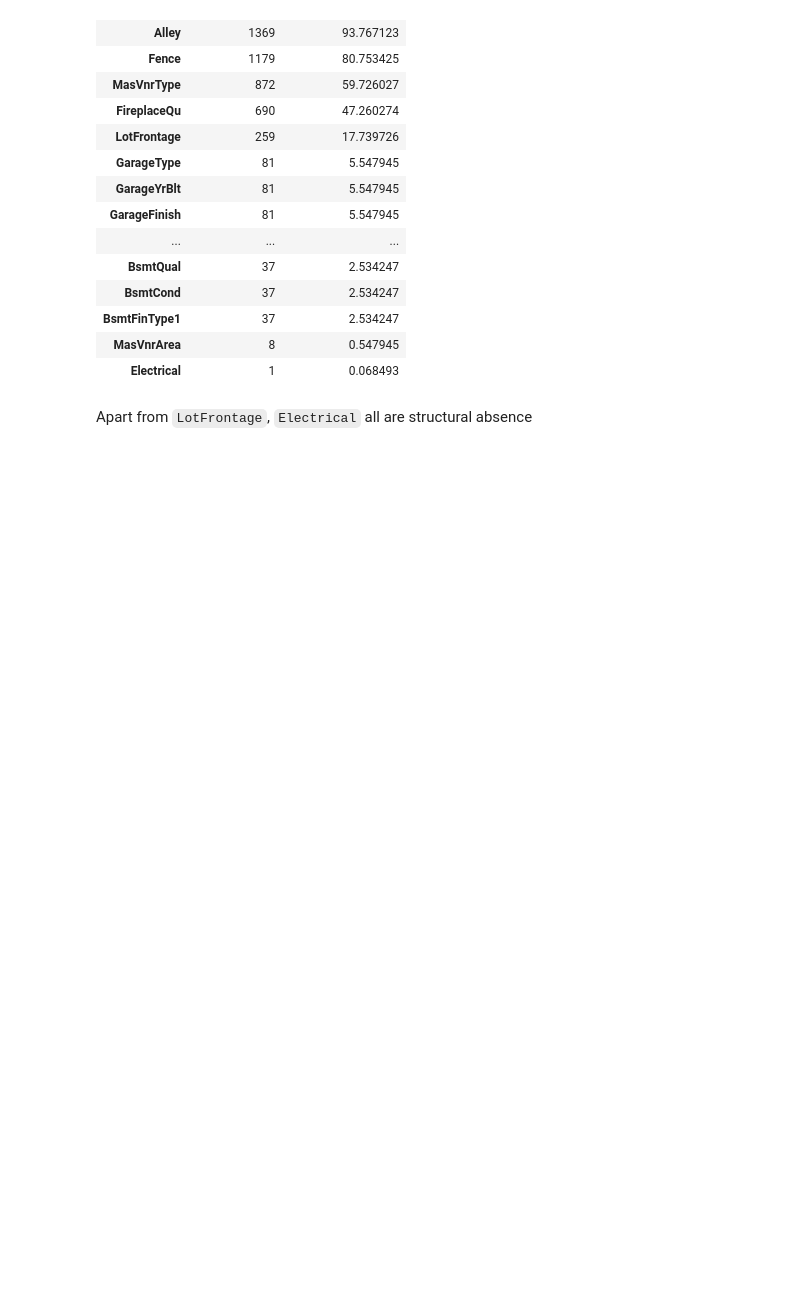
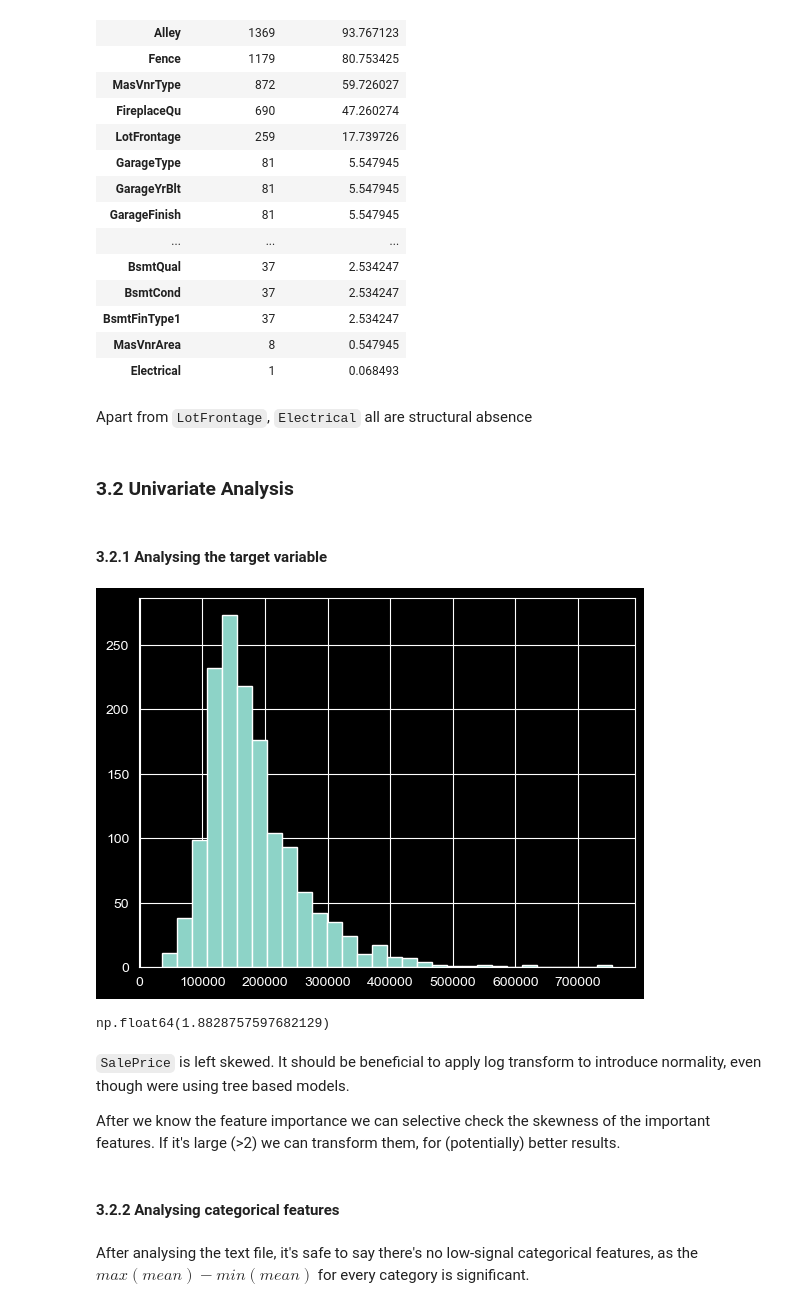
Before and after one commit to DebDev25/House-Prices-Advanced-Regressor, a Jupyter notebook: House_Price_Prediction.ipynb, the cells around one changed output. Drawn from its saved outputs; the diff is of its cells as text; code cells hidden in the pictures; blank space fills up the shorter version.

Commit message:
EDA (version 0.2)
Added univariate and multivariate analysis, outlier detection & feature engineering

```diff
--- a/House_Price_Prediction.ipynb
+++ b/House_Price_Prediction.ipynb
@@ -403,3 +410,23 @@ missing.sort_values("Missing_Count", ascending=False)
 | Electrical | 1 | 0.068493 |
 # %% [markdown]
 Apart from `LotFrontage`, `Electrical` all are structural absence
+# %% [markdown]
+### 3.2 Univariate Analysis
+# %% [markdown]
+#### 3.2.1 Analysing the target variable
+# %%
+import matplotlib.pyplot as plt
+
+plt.hist(house_pricing["SalePrice"], bins=30);
+# %% [output]
+[figure, added]
+# %%
+house_pricing['SalePrice'].skew()
+# %% [output]
+np.float64(1.8828757597682129)
+# %% [markdown]
+`SalePrice` is left skewed. It should be beneficial to apply log transform to introduce normality, even though were using tree based models.
+
+After we know the feature importance we can selective check the skewness of the important features. If it's large (>2) we can transform them, for (potentially) better results.
+# %% [markdown]
+#### 3.2.2 Analysing categorical features
@@ -405,0 +438,2 @@ Apart from `LotFrontage`, `Electrical` all are structural absence
+# %% [markdown]
+After analysing the text file, it's safe to say there's no low-signal categorical features, as the $max(mean) - min(mean)$ for every category is significant.
```
Also changed, not shown: parts of 20 cells of this notebook.
